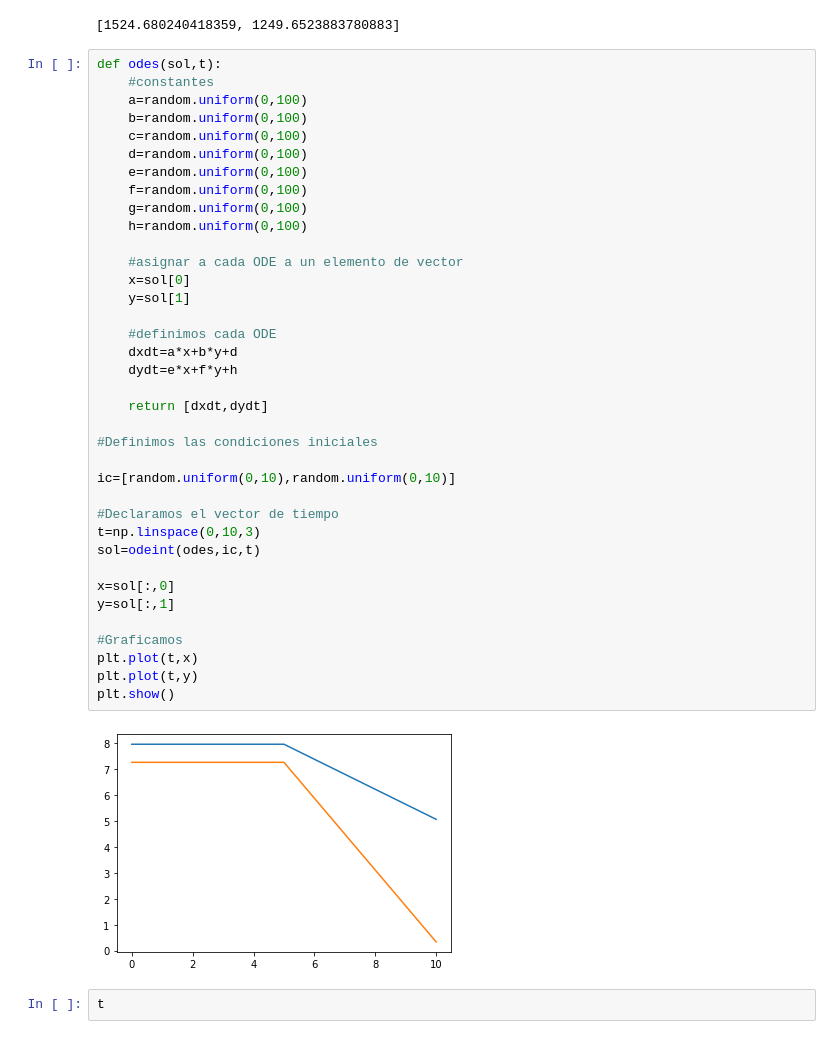
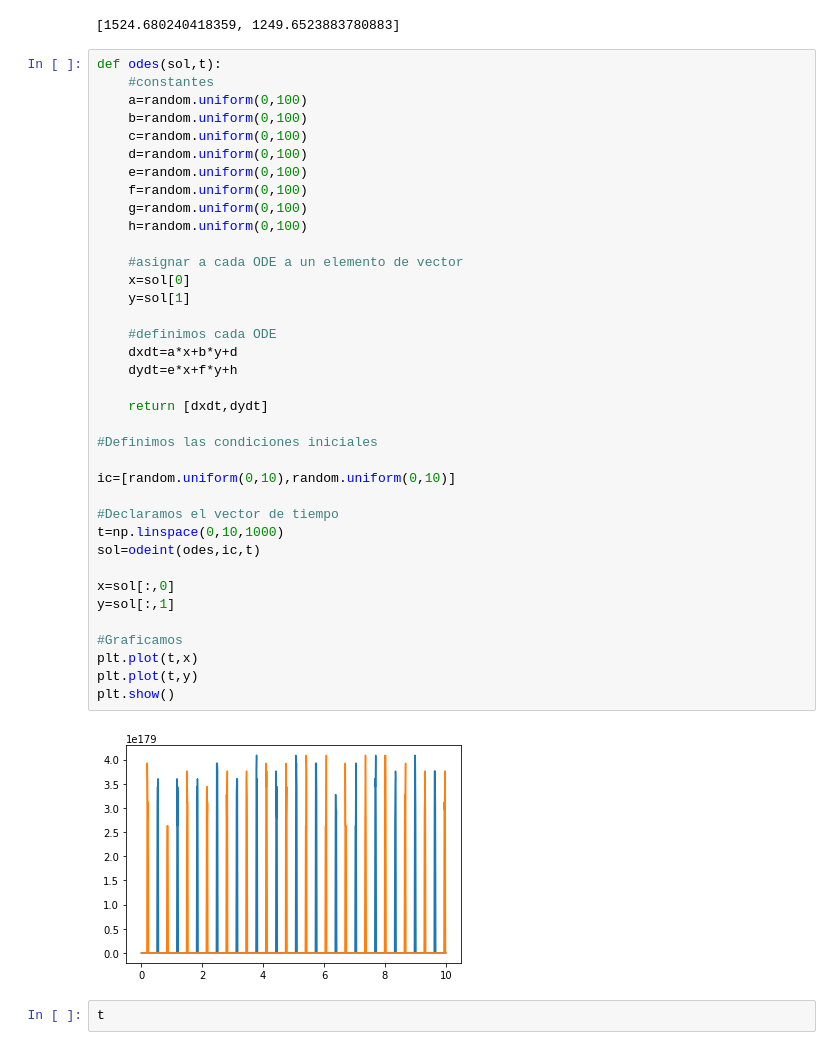
Before and after one commit to RafaSanCed/Tesis-Maestria, a Jupyter notebook: Creación de bases de datos.ipynb, the cells around one changed output. Cells and saved outputs as stored; diff of their text form.

```diff
--- a/Creación de bases de datos.ipynb
+++ b/Creación de bases de datos.ipynb
@@ -90,35 +90,35 @@ def odes(sol,t):
     e=random.uniform(0,100)
     f=random.uniform(0,100)
     g=random.uniform(0,100)
     h=random.uniform(0,100)
 
     #asignar a cada ODE a un elemento de vector
     x=sol[0]
     y=sol[1]
 
     #definimos cada ODE
     dxdt=a*x+b*y+d
     dydt=e*x+f*y+h
 
     return [dxdt,dydt]
 
 #Definimos las condiciones iniciales
 
 ic=[random.uniform(0,10),random.uniform(0,10)]
 
 #Declaramos el vector de tiempo
-t=np.linspace(0,10,3)
+t=np.linspace(0,10,1000)
 sol=odeint(odes,ic,t)
 
 x=sol[:,0]
 y=sol[:,1]
 
 #Graficamos
 plt.plot(t,x)
 plt.plot(t,y)
 plt.show()
 # %% [output]
-[figure, old version]
+[figure, new version]
 # %%
 t
 # %% [output]
```
